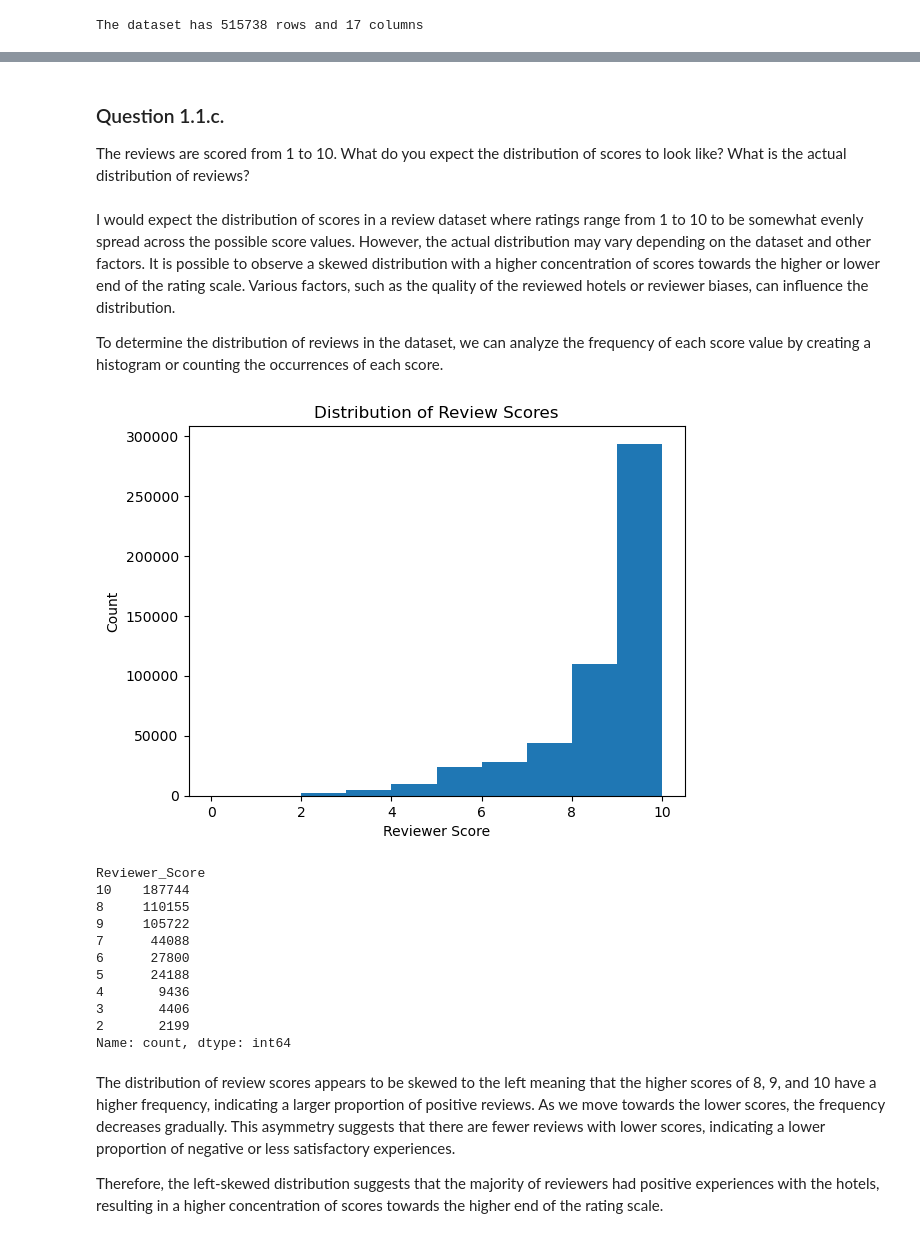
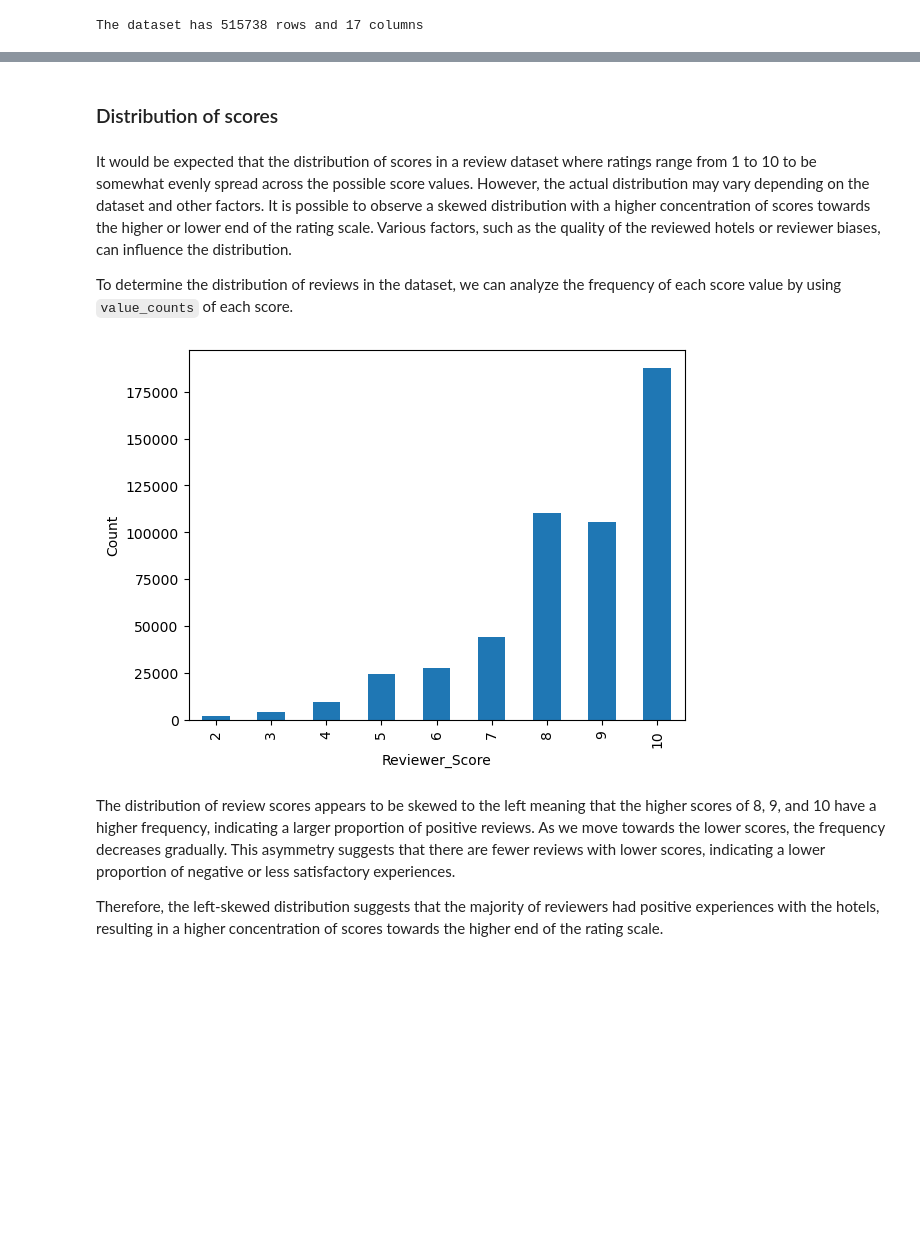
Before and after one commit to mgholami13/NLP_Hotel_Reviews, a Jupyter notebook: NLP With Hotel Review Part 1.ipynb, the cells around one changed output, grey strips where cells are left out. Cells and saved outputs as stored; diff of their text form; code cells hidden in the pictures; blank space fills up the shorter version.

```diff
--- a/NLP With Hotel Review Part 1.ipynb
+++ b/NLP With Hotel Review Part 1.ipynb
@@ -27,7 +27,7 @@ from scipy import sparse
 # %% [markdown]
 Let's import the dataset and take a look at it.
 # %%
-df = pd.read_csv("data/Hotel_Reviews.csv")
+df = pd.read_csv("../data/Hotel_Reviews.csv")
 # %%
 df.head()
 # %% [output]
@@ -68,36 +61,19 @@ df.head()
 | 2 | s Gravesandestraat 55 Oost 1092 A... | 194 | 7/31/2017 | 7.7 | Hotel Arena | Australia | ... |
 | 3 | s Gravesandestraat 55 Oost 1092 A... | 194 | 7/31/2017 | 7.7 | Hotel Arena | United Kingdom | ... |
 | 4 | s Gravesandestraat 55 Oost 1092 A... | 194 | 7/24/2017 | 7.7 | Hotel Arena | New Zealand | ... |
-# %% [markdown]
-### Question 1.1.c.
-The reviews are scored from 1 to 10. What do you expect the distribution of scores to look like? What is the actual distribution of reviews?
+# %% [markdown]
+### Distribution of scores
 # %% [markdown]
-I would expect the distribution of scores in a review dataset where ratings range from 1 to 10 to be somewhat evenly spread across the possible score values. However, the actual distribution may vary depending on the dataset and other factors. It is possible to observe a skewed distribution with a higher concentration of scores towards the higher or lower end of the rating scale. Various factors, such as the quality of the reviewed hotels or reviewer biases, can influence the distribution.
+It would be expected that the distribution of scores in a review dataset where ratings range from 1 to 10 to be somewhat evenly spread across the possible score values. However, the actual distribution may vary depending on the dataset and other factors. It is possible to observe a skewed distribution with a higher concentration of scores towards the higher or lower end of the rating scale. Various factors, such as the quality of the reviewed hotels or reviewer biases, can influence the distribution.
 
-To determine the distribution of reviews in the dataset, we can analyze the frequency of each score value by creating a histogram or counting the occurrences of each score.
+To determine the distribution of reviews in the dataset, we can analyze the frequency of each score value by using `value_counts` of each score.
-# %%
-# Explore the distribution of review scores
-plt.hist(df['Reviewer_Score'], range=(0, 10))
-plt.xlabel('Reviewer Score')
-plt.ylabel('Count')
-plt.title('Distribution of Review Scores')
-plt.show()
-# %% [output]
-[figure, removed]
-# %%
-df['Reviewer_Score'].value_counts()
-# %% [output]
-Reviewer_Score
-10    187744
-8     110155
-9     105722
-7      44088
-6      27800
-5      24188
-4       9436
-3       4406
-2       2199
-Name: count, dtype: int64
+# %%
+# Plot by order of frequency
+df['Reviewer_Score'].value_counts().sort_index().plot(kind='bar')
+plt.ylabel('Count')
+plt.show()
+# %% [output]
+[figure, added]
 # %% [markdown]
 The distribution of review scores appears to be skewed to the left meaning that the higher scores of 8, 9, and 10 have a higher frequency, indicating a larger proportion of positive reviews. As we move towards the lower scores, the frequency decreases gradually. This asymmetry suggests that there are fewer reviews with lower scores, indicating a lower proportion of negative or less satisfactory experiences.
 
```
Also changed, not shown: parts of 22 cells of this notebook.
